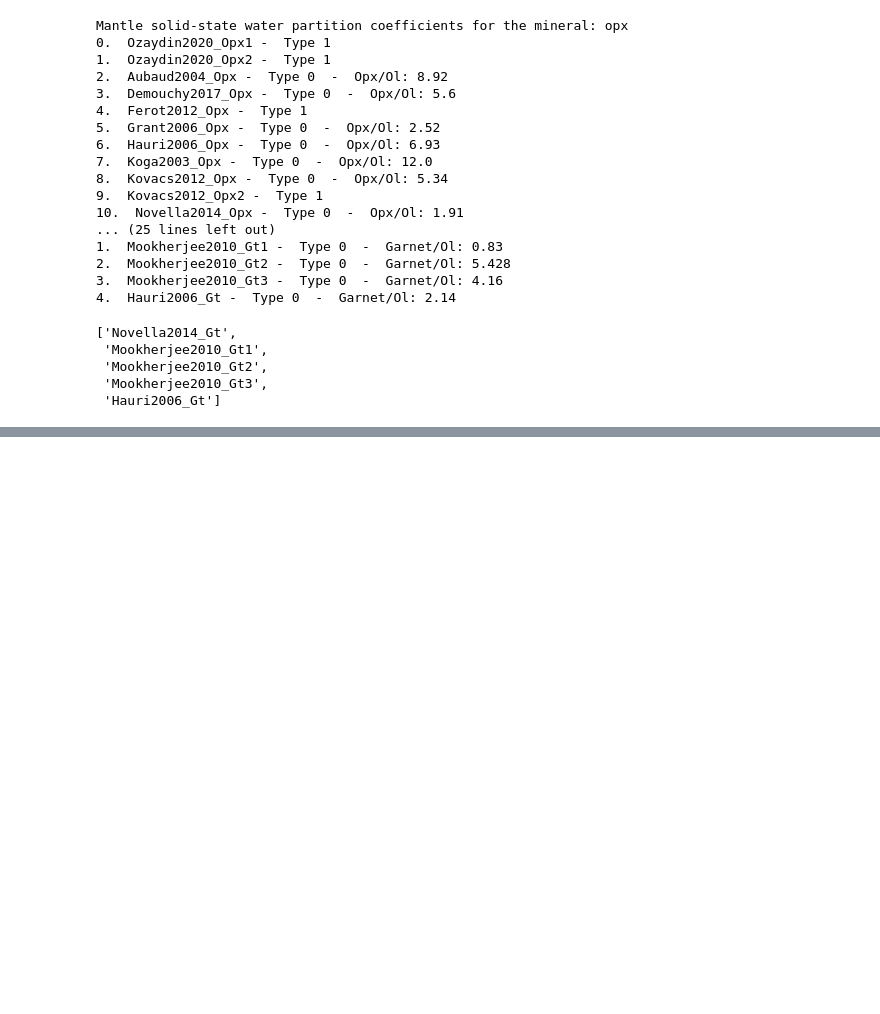
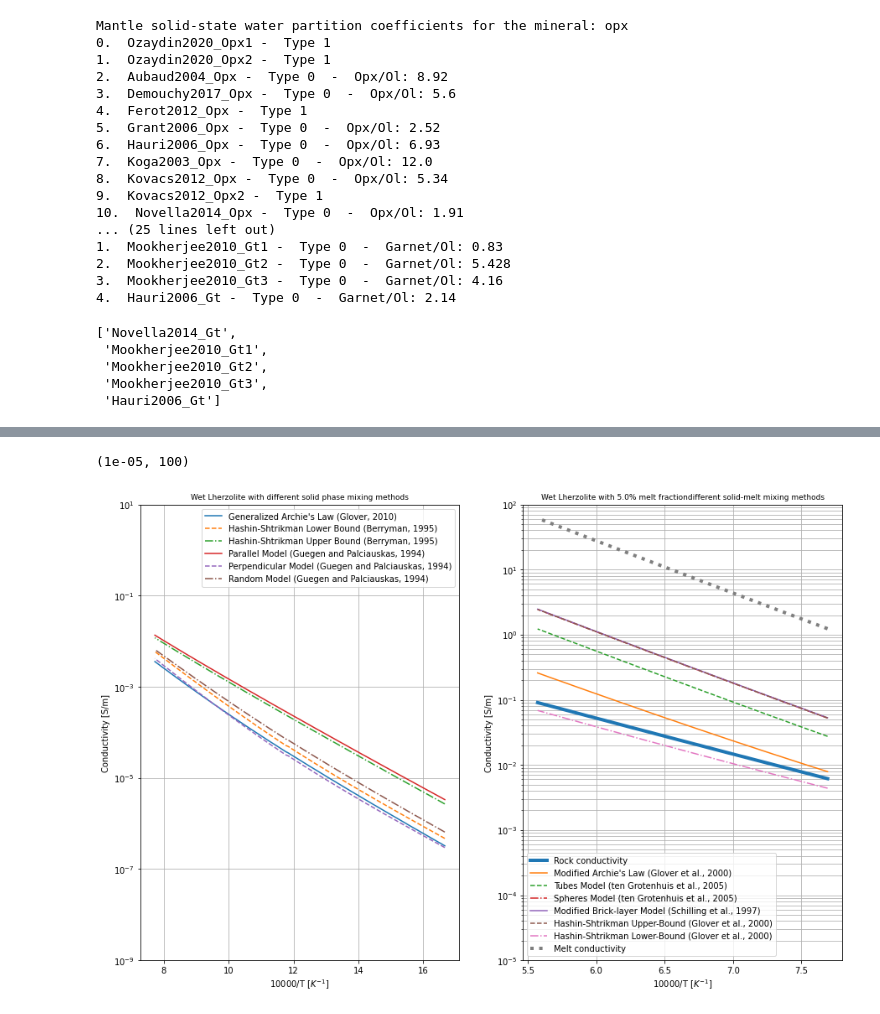
Before and after one commit to sinanozaydin/pide, a Jupyter notebook: examples/notebooks/Electrical_Conductivity_Phase_Mixing_Functions.ipynb, the cells around one changed output, grey strips where cells are left out. Saved outputs shown, nothing was run; the diff lists cells and outputs as text; code cells hidden in the pictures; blank space fills up the shorter version.

```diff
--- a/examples/notebooks/Electrical_Conductivity_Phase_Mixing_Functions.ipynb
+++ b/examples/notebooks/Electrical_Conductivity_Phase_Mixing_Functions.ipynb
@@ -91,0 +117,52 @@ NameError: name 'a' is not defined
+# %%
+p_obj.set_solid_phs_mix_method(method = 0)
+p_obj.set_melt_or_fluid_mode(mode = 'melt')
+p_obj.set_melt_properties(co2 = 10e4, water = 1e4)
+melt_frac = 0.05
+p_obj.set_melt_fluid_frac(melt_frac)
+p_obj.set_melt_fluid_interconnectivity(2)
+# %%
+
+cond_melt_lists = []
+
+for i in range(0,len(melt_mixing_lists)):
+
+
+	p_obj.set_solid_melt_fluid_mix_method(method = i)
+	cond = p_obj.calculate_conductivity()
+
+	cond_melt_lists.append(cond)
+# %%
+cond_melt = p_obj.calculate_melt_conductivity(method = 'array')
+# %%
+lines = ['-','--','-.','-','--','-.','-','--','-.','-','--','-.','-','--','-.']
+
+fig = plt.figure(figsize = (15,10))
+ax = plt.subplot(121)
+for i in range(0,len(mixing_list)):
+	ax.plot(1e4/temp, cond_lists[i], label = mixing_list[i], linestyle = lines[i])
+ax.set_yscale('log')
+ax.set_xlabel('10000/T [$K^{-1}$]')
+ax.set_ylabel('Conductivity [S/m]')
+ax.grid(which = 'both')
+ax.legend(fontsize = 10)
+ax.set_title('Wet Lherzolite with different solid phase mixing methods',fontsize = 9)
+ax.set_ylim((1e-9,10))
+
+ax2 = plt.subplot(122)
+ax2.plot(1e4/temp_melt, cond_solid_matrix_hT, label = 'Rock conductivity', linestyle = '-',linewidth = 4)
+for i in range(0,len(mixing_list)):
+	ax2.plot(1e4/temp_melt, cond_melt_lists[i], label = melt_mixing_lists[i], linestyle = lines[i])
+
+ax2.plot(1e4/temp_melt, cond_melt, label = 'Melt conductivity', linestyle = ':',linewidth = 4)
+
+ax2.set_yscale('log')
+ax2.set_xlabel('10000/T [$K^{-1}$]')
+ax2.set_ylabel('Conductivity [S/m]')
+ax2.grid(which = 'both')
+ax2.legend(fontsize = 10)
+ax2.set_title('Wet Lherzolite with ' +str(melt_frac*100) + '% melt fraction''different solid-melt mixing methods',fontsize = 9)
+ax2.set_ylim((1e-5,100))
+# %% [output]
+(1e-05, 100)
+[figure, added]
```
Also changed, not shown: parts of 3 cells of this notebook, 7 other files.
